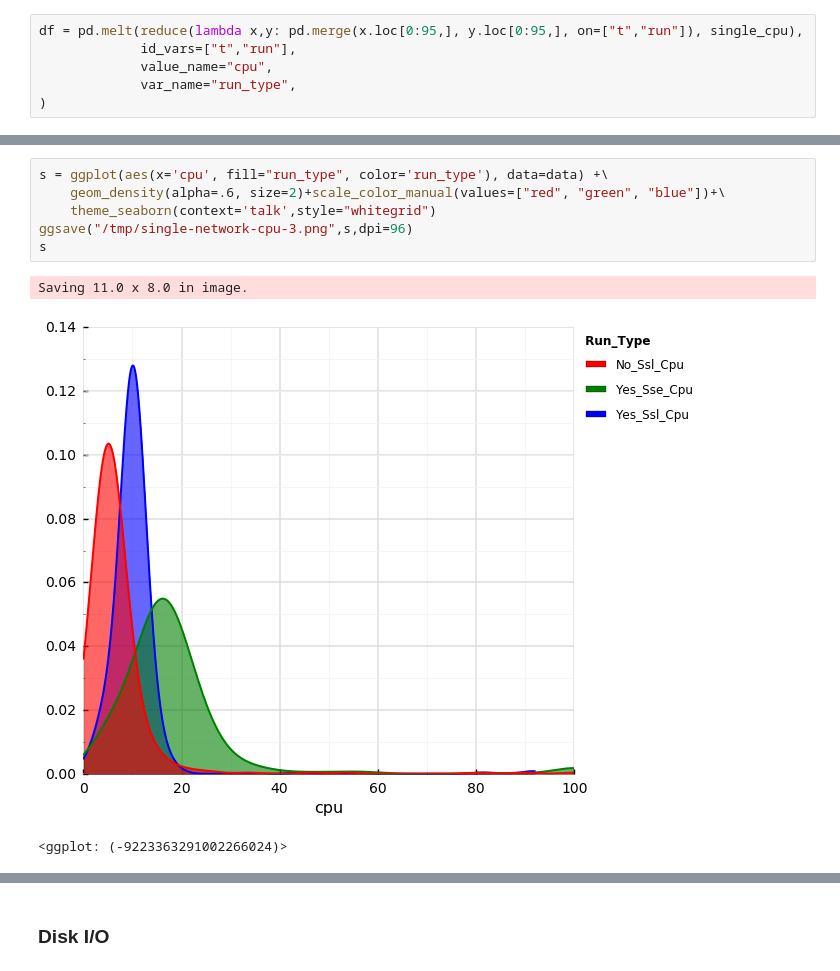
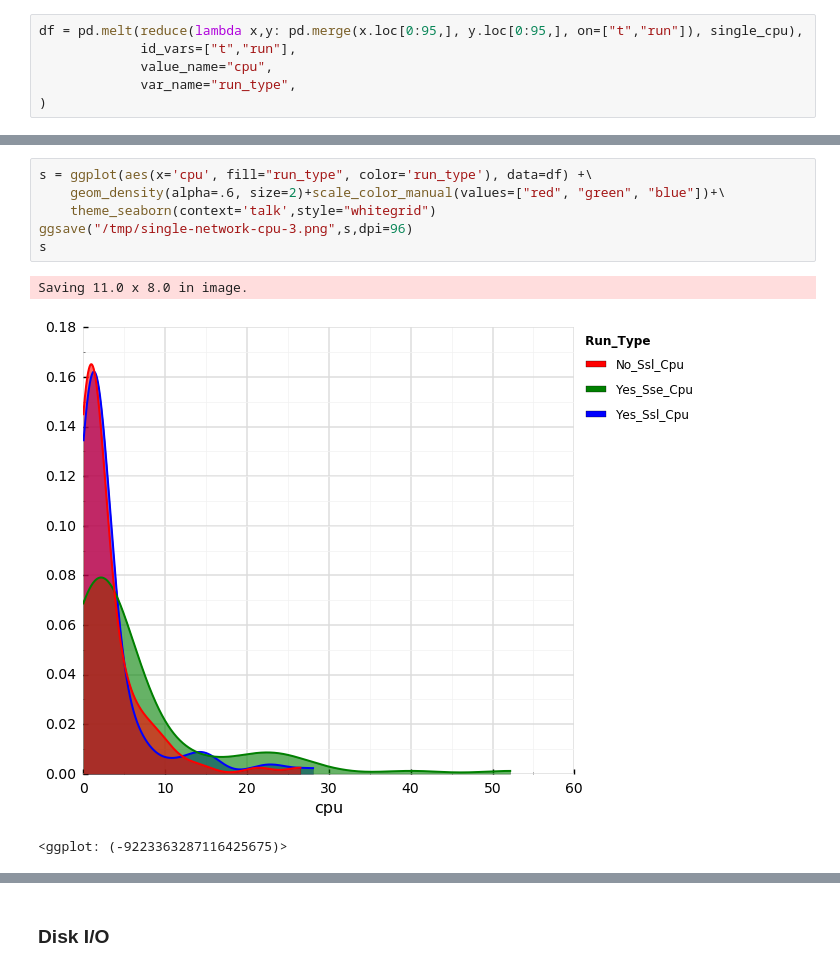
Before and after one commit to philipsoutham/aws-encryption-performance, a Jupyter notebook: To crypto, or not to crypto...-Copy1.ipynb, the cells around one changed output, grey strips where cells are left out. Cells and saved outputs as stored; diff of their text form.

```diff
--- a/To crypto, or not to crypto...-Copy1.ipynb
+++ b/To crypto, or not to crypto...-Copy1.ipynb
@@ -190,11 +178,11 @@ Saving 11.0 x 8.0 in image.
 # %%
-s = ggplot(aes(x='cpu', fill="run_type", color='run_type'), data=data) +\
+s = ggplot(aes(x='cpu', fill="run_type", color='run_type'), data=df) +\
     geom_density(alpha=.6, size=2)+scale_color_manual(values=["red", "green", "blue"])+\
     theme_seaborn(context='talk',style="whitegrid")
 ggsave("/tmp/single-network-cpu-3.png",s,dpi=96)
 s
 # %% [output]
 Saving 11.0 x 8.0 in image.
-[figure, old version]
+[figure, new version]
-<ggplot: (-9223363291002266024)>
+<ggplot: (-9223363287116425675)>
 # %%
```
Also changed, not shown: parts of 11 cells of this notebook.
